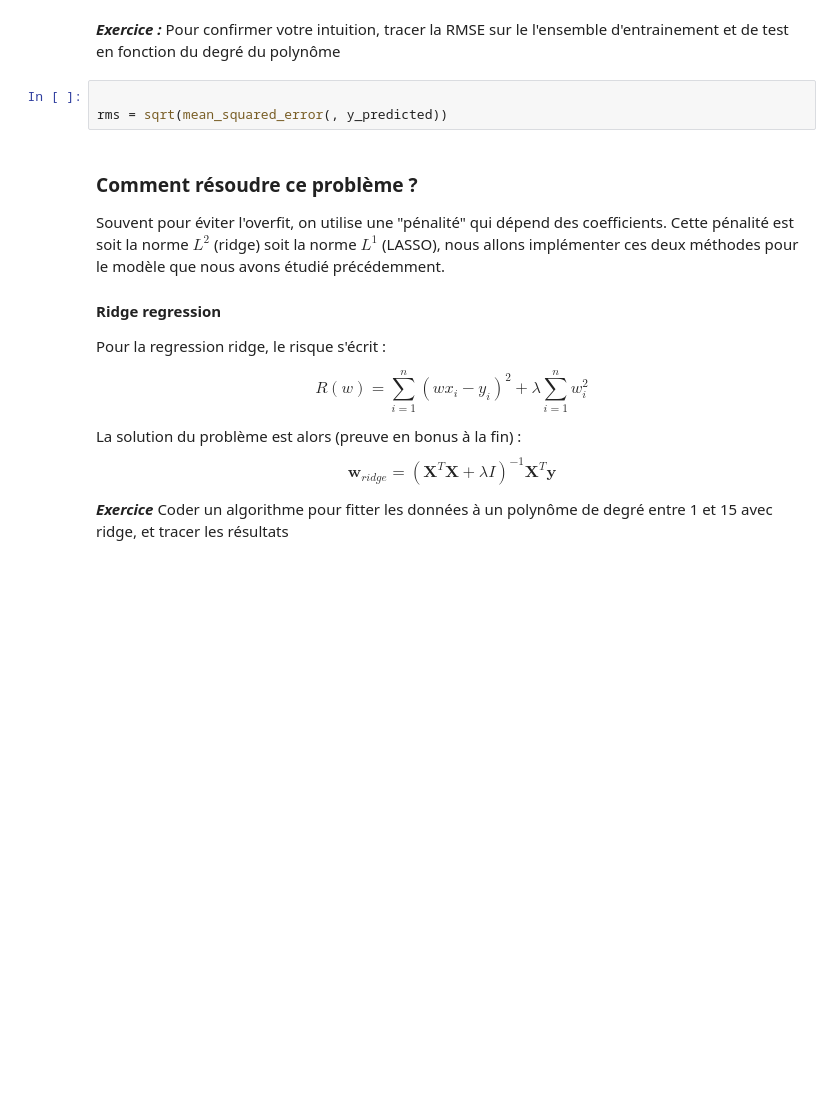
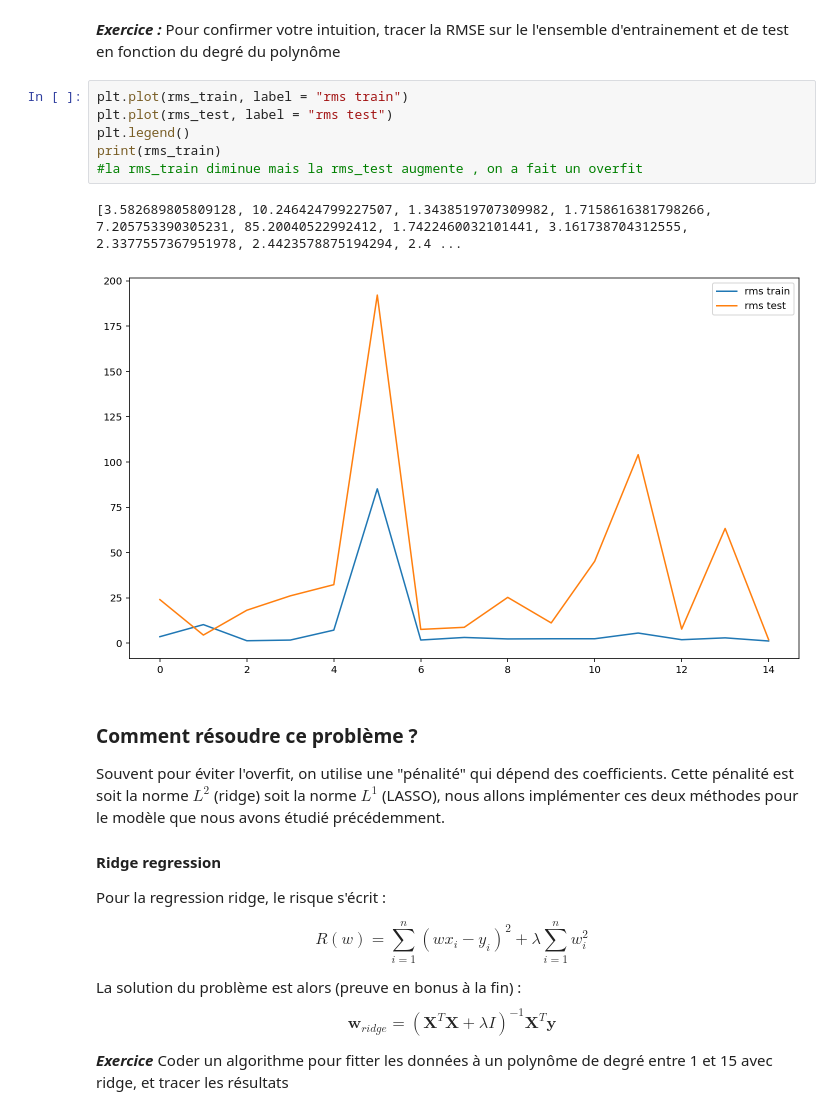
Before and after one commit to gnagnabeubla/TP-ML-GRIMA, a Jupyter notebook: TP2/linearregression.ipynb, the cells around one changed output. Saved outputs shown, nothing was run; the diff lists cells and outputs as text; blank space fills up the shorter version.

```diff
--- a/TP2/linearregression.ipynb
+++ b/TP2/linearregression.ipynb
@@ -119,9 +131,15 @@ for i in range(1,16):
 ... (3 outputs left out)
 # %% [markdown]
 ***Exercice :*** Pour confirmer votre intuition, tracer la RMSE sur le l'ensemble d'entrainement et de test en fonction du degré du polynôme
-# %%
-
-rms = sqrt(mean_squared_error(, y_predicted))
+# %%
+plt.plot(rms_train, label = "rms train")
+plt.plot(rms_test, label = "rms test")
+plt.legend()
+print(rms_train)
+#la rms_train diminue mais la rms_test augmente , on a fait un overfit
+# %% [output]
+[3.582689805809128, 10.246424799227507, 1.3438519707309982, 1.7158616381798266, 7.205753390305231, 85.20040522992412, 1.7422460032101441, 3.161738704312555, 2.3377557367951978, 2.4423578875194294, 2.4 ...
+[figure, added]
 # %% [markdown]
 ### Comment résoudre ce problème ? ###
 Souvent pour éviter l'overfit, on utilise une "pénalité" qui dépend des coefficients. Cette pénalité est soit la norme $L^2$ (ridge) soit la norme $L^1$ (LASSO), nous allons implémenter ces deux méthodes pour le modèle que nous avons étudié précédemment.
```
Also changed, not shown: parts of 4 cells of this notebook.
